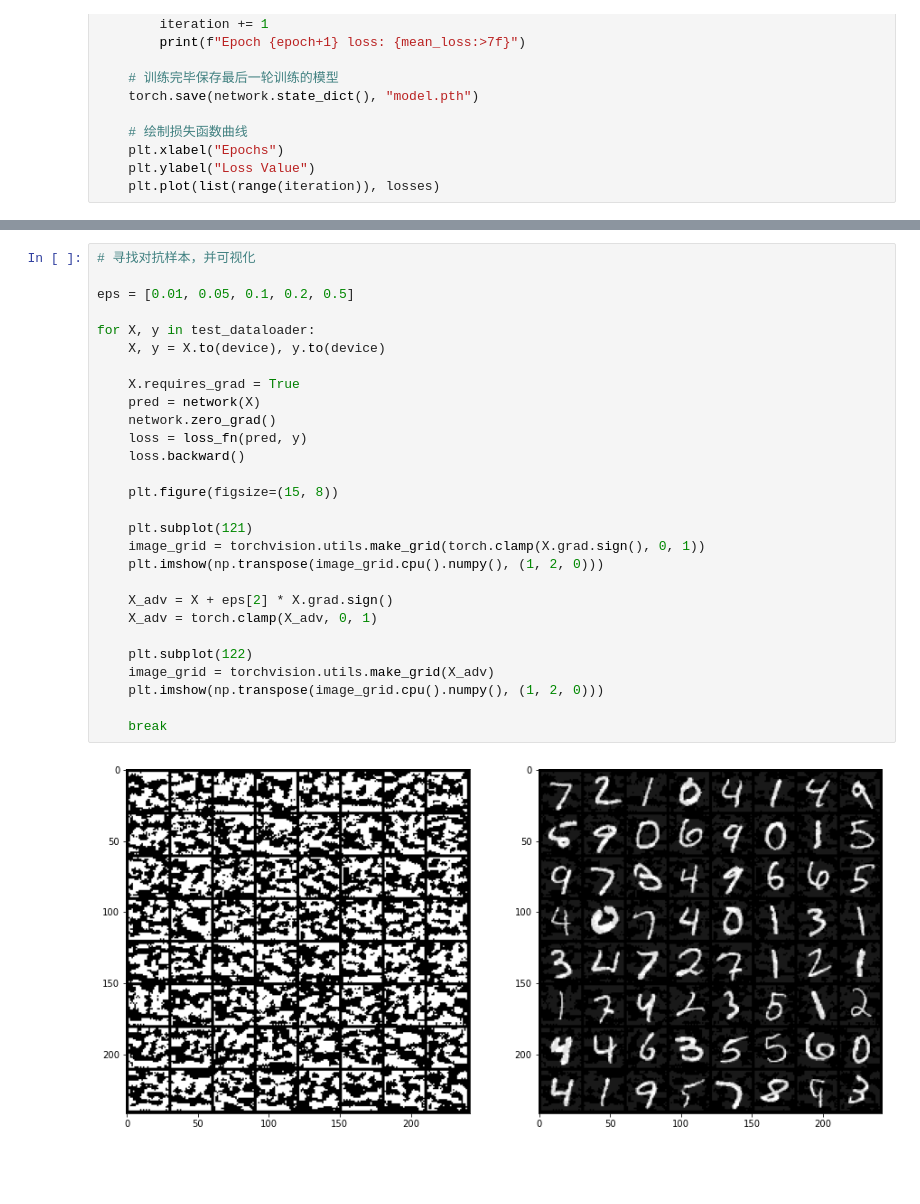
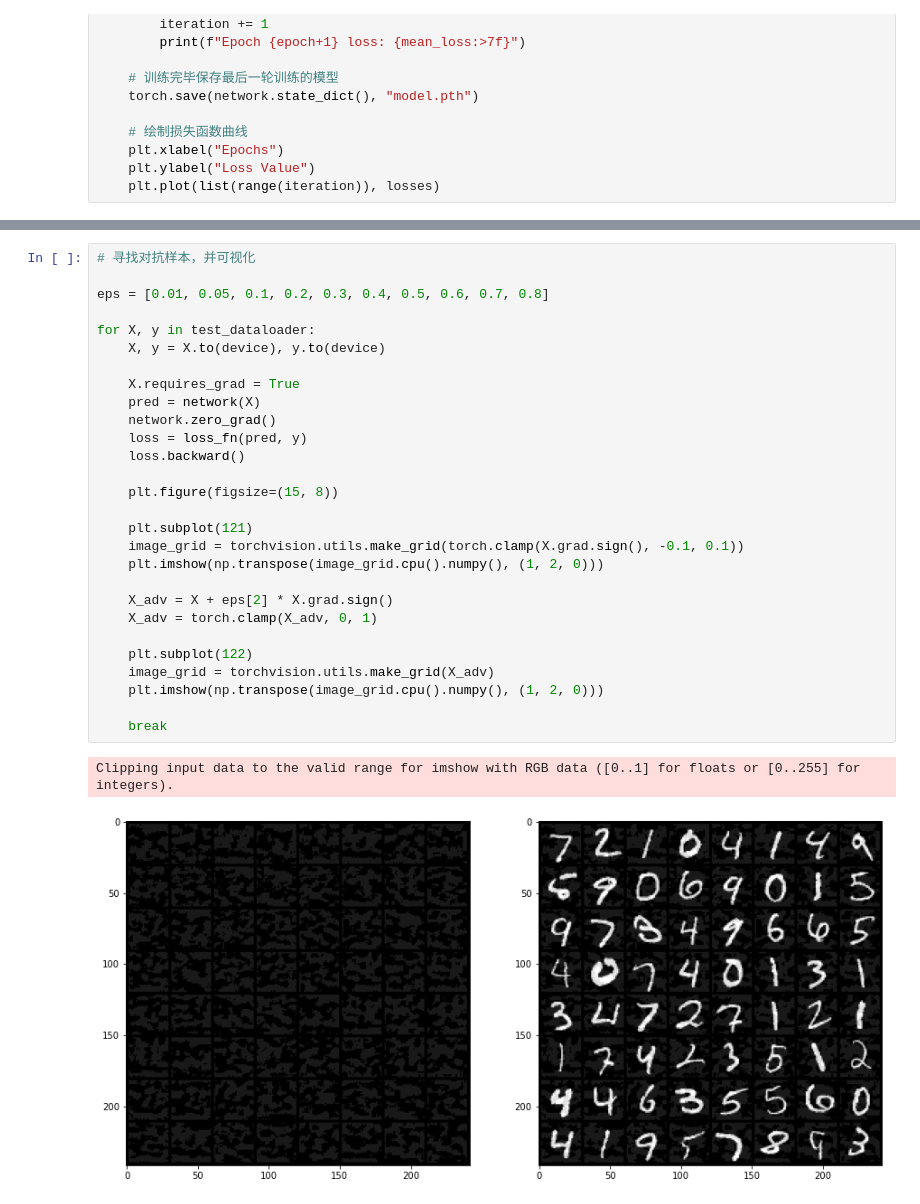
Before and after one commit to gwcrepo/FGSM-MNIST, a Jupyter notebook: FGSM-MNIST.ipynb, the cells around one changed output, grey strips where cells are left out. Drawn from its saved outputs; the diff is of its cells as text; blank space fills up the shorter version.

```diff
--- a/FGSM-MNIST.ipynb
+++ b/FGSM-MNIST.ipynb
@@ -142,33 +130,34 @@ print(f"{acc * 100}%")
 # %%
 # 寻找对抗样本，并可视化
 
-eps = [0.01, 0.05, 0.1, 0.2, 0.5]
+eps = [0.01, 0.05, 0.1, 0.2, 0.3, 0.4, 0.5, 0.6, 0.7, 0.8]
 
 for X, y in test_dataloader:
     X, y = X.to(device), y.to(device)
 
     X.requires_grad = True
     pred = network(X)
     network.zero_grad()
     loss = loss_fn(pred, y)
     loss.backward()
 
     plt.figure(figsize=(15, 8))
 
     plt.subplot(121)
-    image_grid = torchvision.utils.make_grid(torch.clamp(X.grad.sign(), 0, 1))
+    image_grid = torchvision.utils.make_grid(torch.clamp(X.grad.sign(), -0.1, 0.1))
     plt.imshow(np.transpose(image_grid.cpu().numpy(), (1, 2, 0)))
 
     X_adv = X + eps[2] * X.grad.sign()
     X_adv = torch.clamp(X_adv, 0, 1)
 
     plt.subplot(122)
     image_grid = torchvision.utils.make_grid(X_adv)
     plt.imshow(np.transpose(image_grid.cpu().numpy(), (1, 2, 0)))
 
     break
 # %% [output]
+Clipping input data to the valid range for imshow with RGB data ([0..1] for floats or [0..255] for integers).
-[figure, old version]
+[figure, new version]
 # %%
 # 用对抗样本替代原始样本，测试准确度
 # 探究不同epsilon对LeNet分类准确度的影响
```
Also changed, not shown: parts of 3 cells of this notebook.
